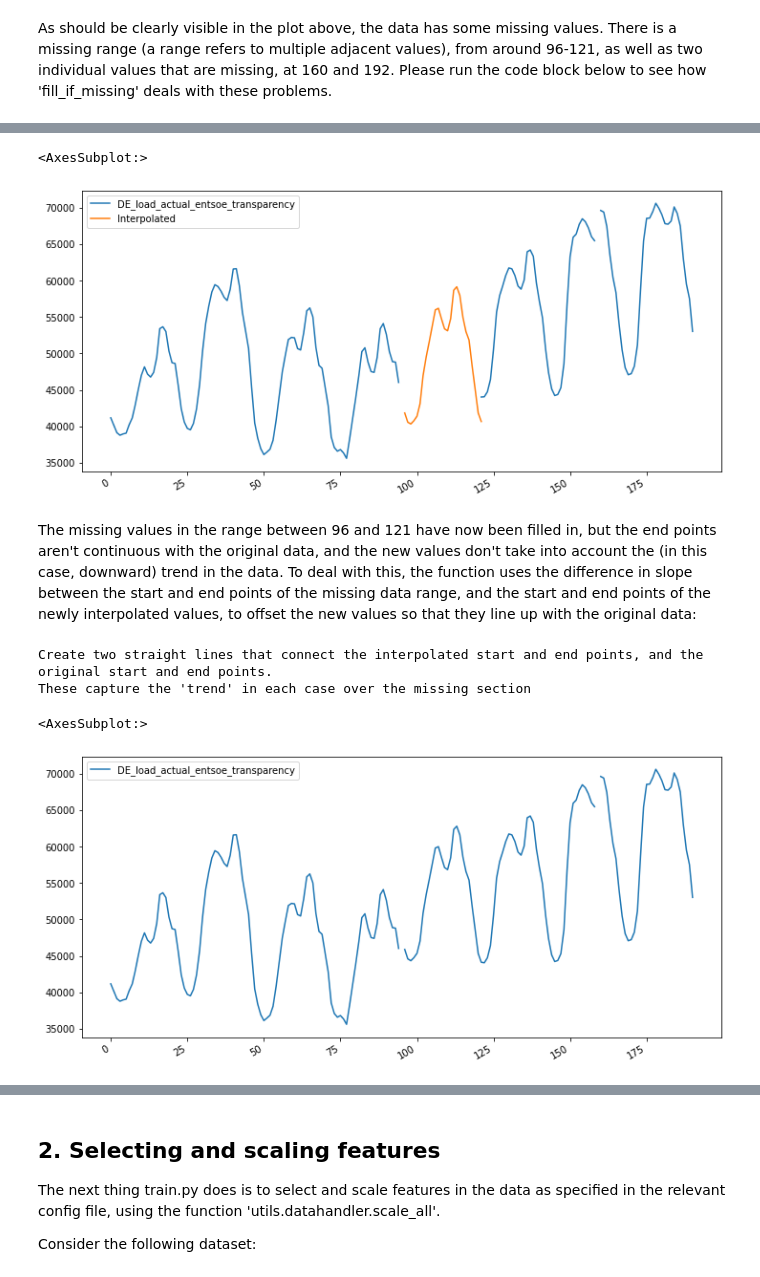
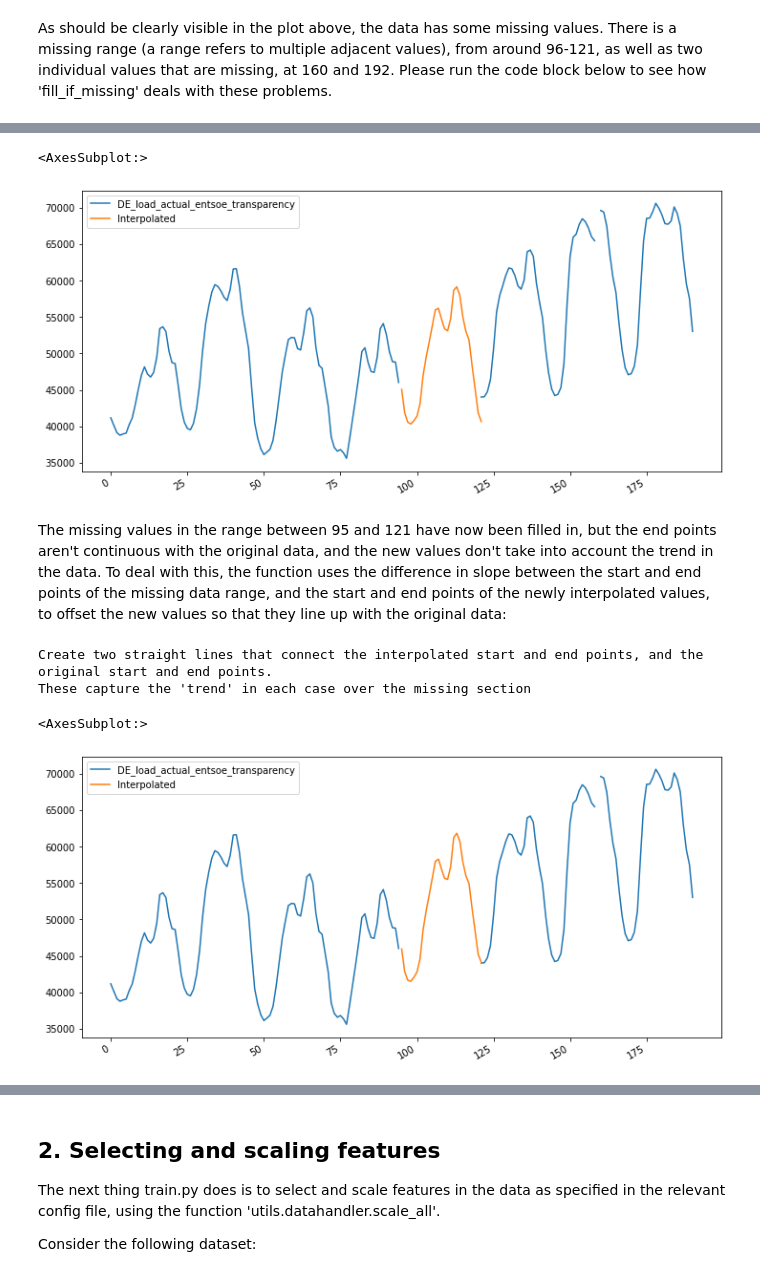
Before and after one commit to sogno-platform/proloaf, a Jupyter notebook: notebooks/Step-by-step user guide on train.py.ipynb, the cells around one changed output, grey strips where cells are left out. Saved outputs shown, nothing was run; the diff lists cells and outputs as text; code cells hidden in the pictures.

```diff
--- a/notebooks/Step-by-step user guide on train.py.ipynb
+++ b/notebooks/Step-by-step user guide on train.py.ipynb
@@ -72,16 +67,17 @@ For each missing value in the range at a given position t, fill_if_missing first
 # %%
-start = 96
+start = 95
 end = 121
+p = 24
 seas = np.zeros(len(df_missing_range))
 
 #fill the missing values
 for t in range(start, end + 1):
-    p1 = 24
-    p2 = 24
+    p1 = p
+    p2 = p
     while np.isnan(df_missing_range.iloc[t - p1, 0]):
-        p1 += 24
+        p1 += p
     while np.isnan(df_missing_range.iloc[t + p2, 0]):
-        p2 += 24
+        p2 += p
 
     seas[t] = (df_missing_range.iloc[t - p1, 0] + df_missing_range.iloc[t + p2, 0]) / 2
 
@@ -94,34 +90,35 @@ df_missing_range.iloc[0:192].plot(kind='line',y='DE_load_actual_entsoe_transpare
 df_missing_range.iloc[0:192].plot(kind='line',y='Interpolated', figsize = (12, 6), use_index = False, ax = ax)
 # %% [output]
 <AxesSubplot:>
-[figure, old version]
+[figure, new version]
 # %% [markdown]
-The missing values in the range between 96 and 121 have now been filled in, but the end points aren't continuous with the original data, and the new values don't take into account the (in this case, downward) trend in the data. To deal with this, the function uses the difference in slope between the start and end points of the missing data range, and the start and end points of the newly interpolated values, to offset the new values so that they line up with the original data:
+The missing values in the range between 95 and 121 have now been filled in, but the end points aren't continuous with the original data, and the new values don't take into account the trend in the data. To deal with this, the function uses the difference in slope between the start and end points of the missing data range, and the start and end points of the newly interpolated values, to offset the new values so that they line up with the original data:
 # %%
 print("Create two straight lines that connect the interpolated start and end points, and the original start and end points.\nThese capture the 'trend' in each case over the missing section")
 trend1 = np.poly1d(
     np.polyfit([start, end], [seas[start], seas[end]], 1)
 )
 trend2 = np.poly1d(
     np.polyfit(
-        [start - 2, end + 1],
-        [df_missing_range.iloc[start - 2, 0], df_missing_range.iloc[end + 1, 0]],
+        [start - 1, end + 1],
+        [df_missing_range.iloc[start - 1, 0], df_missing_range.iloc[end + 1, 0]],
         1,
     )
 )
 
 #by subtracting the trend of the interpolated data, then adding the trend of the original data, we match the filled in
 #values to what we had before
 for t in range(start, end + 1):
-    df_missing_range.iloc[t, 0] = seas[t] - trend1(t) + trend2(t)
+    df_missing_range.iloc[t, 1] = seas[t] - trend1(t) + trend2(t)
 
 #plot the result
 ax = plt.gca()
 df_missing_range.iloc[0:192].plot(kind='line',y='DE_load_actual_entsoe_transparency', figsize = (12, 6), use_index = False, ax = ax)
+df_missing_range.iloc[0:192].plot(kind='line',y='Interpolated', figsize = (12, 6), use_index = False, ax = ax)
 # %% [output]
 Create two straight lines that connect the interpolated start and end points, and the original start and end points.
 These capture the 'trend' in each case over the missing section
 <AxesSubplot:>
-[figure, old version]
+[figure, new version]
 # %% [markdown]
 **Please note:**
```
Also changed, not shown: parts of 37 cells of this notebook.
